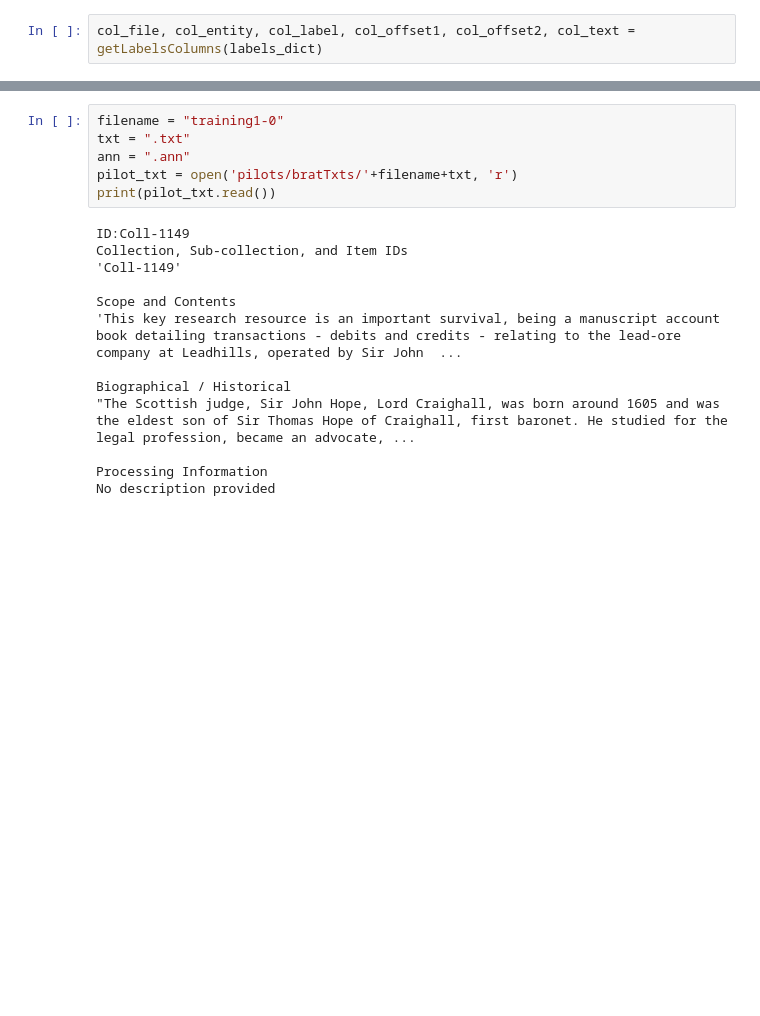
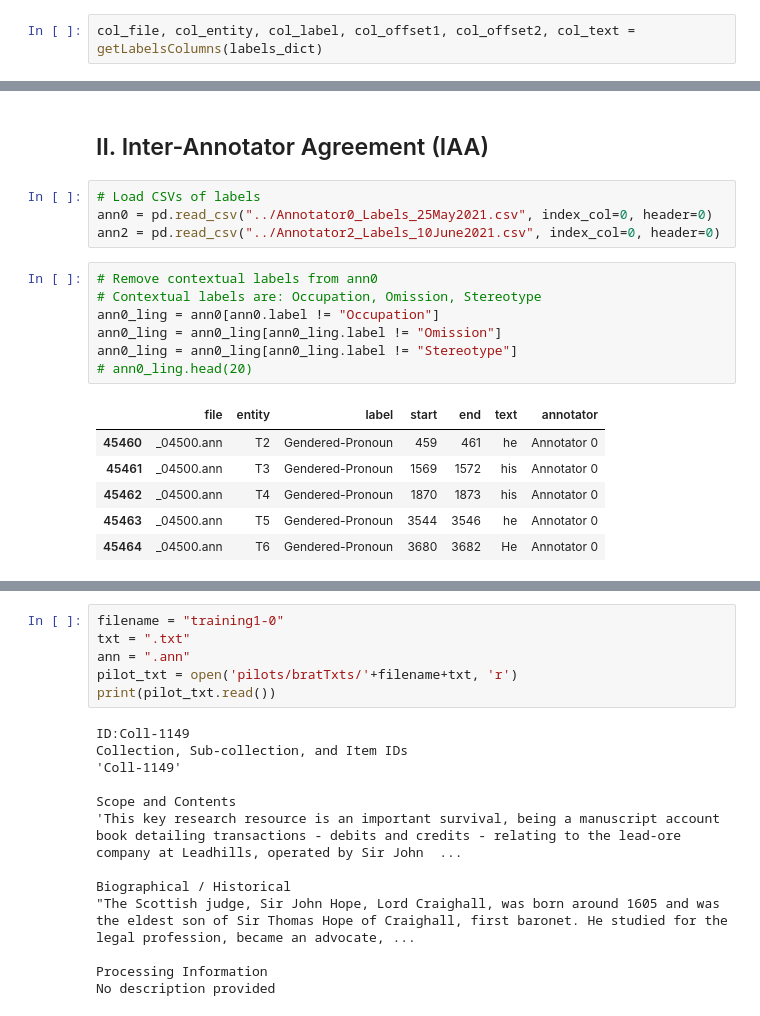
Before and after one commit to thegoose20/annot, a Jupyter notebook: Analysis_PostAnnotation.ipynb, the cells around one changed output, grey strips where cells are left out. Drawn from its saved outputs; the diff is of its cells as text; blank space fills up the shorter version.

```diff
--- a/Analysis_PostAnnotation.ipynb
+++ b/Analysis_PostAnnotation.ipynb
@@ -182,0 +289,21 @@ df_labels.to_csv("../Annotator1_Labels_25May2021.csv")
+# %% [markdown]
+<a id="iaa"></a>
+## II. Inter-Annotator Agreement (IAA)
+# %%
+# Load CSVs of labels
+ann0 = pd.read_csv("../Annotator0_Labels_25May2021.csv", index_col=0, header=0)
+ann2 = pd.read_csv("../Annotator2_Labels_10June2021.csv", index_col=0, header=0)
+# %%
+# Remove contextual labels from ann0
+# Contextual labels are: Occupation, Omission, Stereotype
+ann0_ling = ann0[ann0.label != "Occupation"]
+ann0_ling = ann0_ling[ann0_ling.label != "Omission"]
+ann0_ling = ann0_ling[ann0_ling.label != "Stereotype"]
+# ann0_ling.head(20)
+# %% [output]
+|  | file | entity | label | start | end | text | annotator |
+| 45460 | _04500.ann | T2 | Gendered-Pronoun | 459 | 461 | he | Annotator 0 |
+| 45461 | _04500.ann | T3 | Gendered-Pronoun | 1569 | 1572 | his | Annotator 0 |
+| 45462 | _04500.ann | T4 | Gendered-Pronoun | 1870 | 1873 | his | Annotator 0 |
+| 45463 | _04500.ann | T5 | Gendered-Pronoun | 3544 | 3546 | he | Annotator 0 |
+| 45464 | _04500.ann | T6 | Gendered-Pronoun | 3680 | 3682 | He | Annotator 0 |
```
Also changed, not shown: parts of 44 cells of this notebook.
